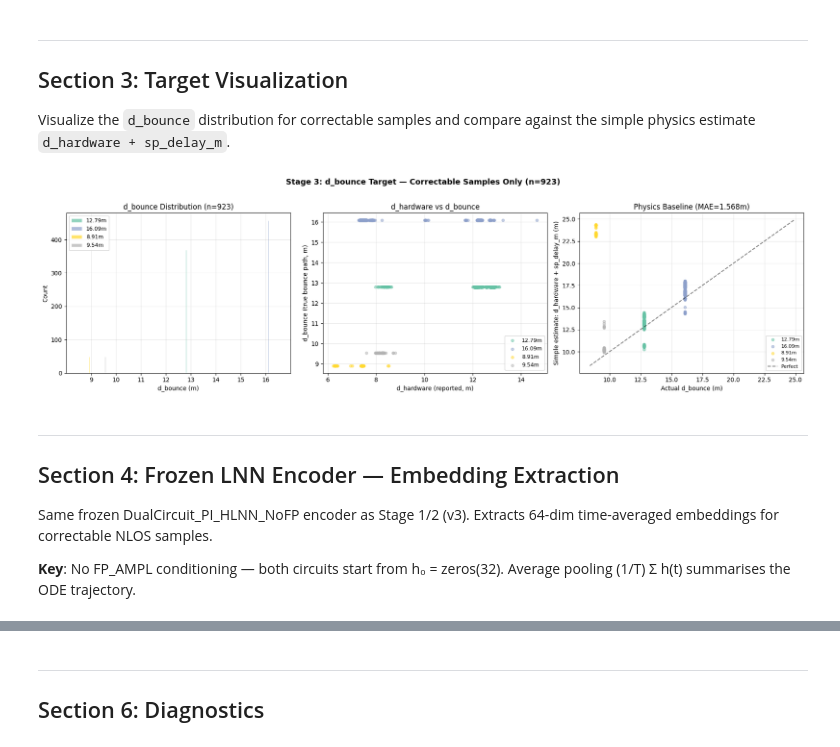
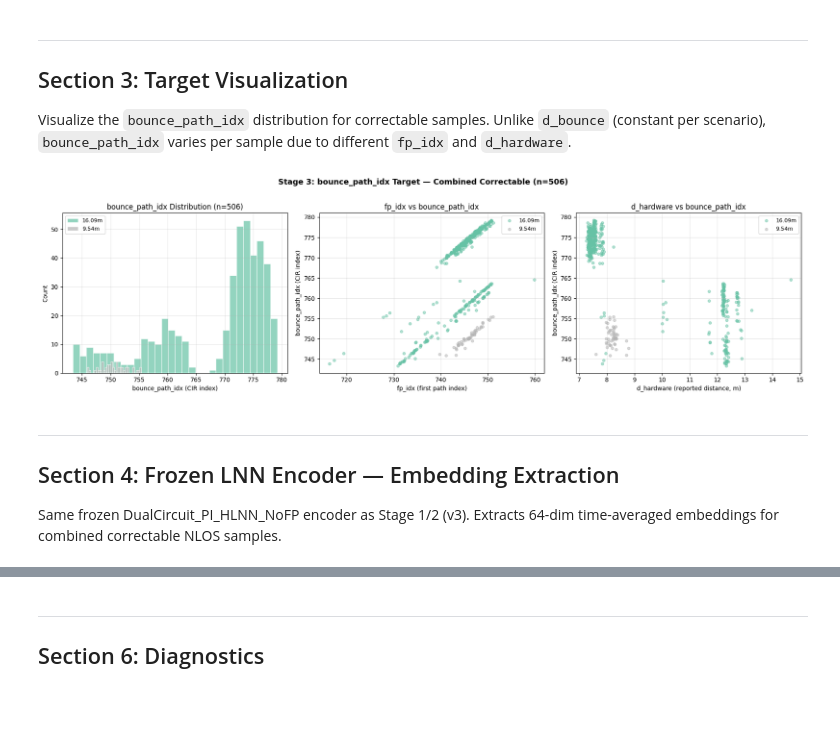
Before and after one commit to jonathanljc/capstone, a Jupyter notebook: lnn/stage3_distance_pred.ipynb, the cells around one changed output, grey strips where cells are left out. Saved outputs shown, nothing was run; the diff lists cells and outputs as text; code cells hidden in the pictures; blank space fills up the shorter version.

```diff
--- a/lnn/stage3_distance_pred.ipynb
+++ b/lnn/stage3_distance_pred.ipynb
@@ -299,72 +211,64 @@ Combined: 923 correctable NLOS samples across 4 distances
 ---
 ## Section 3: Target Visualization
 
-Visualize the `d_bounce` distribution for correctable samples and compare against the simple physics estimate `d_hardware + sp_delay_m`.
+Visualize the `bounce_path_idx` distribution for correctable samples. Unlike `d_bounce` (constant per scenario), `bounce_path_idx` varies per sample due to different `fp_idx` and `d_hardware`.
 # %%
 # ==========================================
-# TARGET VISUALIZATION — d_bounce
+# TARGET VISUALIZATION — bounce_path_idx
 # ==========================================
 fig, axs = plt.subplots(1, 3, figsize=(18, 5))
 plt.subplots_adjust(wspace=0.3)
 
 unique_groups = sorted(set(groups))
 colors = plt.cm.Set2(np.linspace(0, 1, len(unique_groups)))
 group_colors = {g: colors[i] for i, g in enumerate(unique_groups)}
 
-# 1. d_bounce histogram
+# 1. bounce_path_idx histogram
 ax = axs[0]
 for g in unique_groups:
     mask = groups == g
-    ax.hist(d_bounce[mask], bins=30, alpha=0.7, label=g, color=group_colors[g], edgecolor='white')
-ax.set_xlabel('d_bounce (m)')
+    ax.hist(bounce_path_idx[mask], bins=30, alpha=0.7, label=g, color=group_colors[g], edgecolor='white')
+ax.set_xlabel('bounce_path_idx (CIR index)')
 ax.set_ylabel('Count')
-ax.set_title(f'd_bounce Distribution (n={len(d_bounce)})')
+ax.set_title(f'bounce_path_idx Distribution (n={len(bounce_path_idx)})')
 ax.legend(fontsize=9)
 ax.grid(True, alpha=0.3)
 
-# 2. d_hardware vs d_bounce scatter
+# 2. fp_idx vs bounce_path_idx
 ax = axs[1]
 for g in unique_groups:
     mask = groups == g
-    ax.scatter(d_hardware[mask], d_bounce[mask],
+    ax.scatter(fp_idx[mask], bounce_path_idx[mask],
                c=[group_colors[g]], s=20, alpha=0.5, label=g)
-ax.set_xlabel('d_hardware (reported, m)')
-ax.set_ylabel('d_bounce (true bounce path, m)')
-ax.set_title('d_hardware vs d_bounce')
+ax.set_xlabel('fp_idx (first path index)')
+ax.set_ylabel('bounce_path_idx (CIR index)')
+ax.set_title('fp_idx vs bounce_path_idx')
 ax.legend(fontsize=9)
 ax.grid(True, alpha=0.3)
 
-# 3. Simple physics estimate vs actual
-sp_delay_m_arr = sp_features[:, 1]  # column 1 = sp_delay_m
-d_bounce_simple = d_hardware + sp_delay_m_arr
+# 3. d_hardware vs bounce_path_idx
 ax = axs[2]
 for g in unique_groups:
     mask = groups == g
-    ax.scatter(d_bounce[mask], d_bounce_simple[mask],
+    ax.scatter(d_hardware[mask], bounce_path_idx[mask],
                c=[group_colors[g]], s=20, alpha=0.5, label=g)
-lims = [min(d_bounce.min(), d_bounce_simple.min()) - 0.5,
-        max(d_bounce.max(), d_bounce_simple.max()) + 0.5]
-ax.plot(lims, lims, 'k--', lw=1.5, alpha=0.5, label='Perfect')
-simple_mae = np.abs(d_bounce_simple - d_bounce).mean()
-ax.set_xlabel('Actual d_bounce (m)')
-ax.set_ylabel('Simple estimate: d_hardware + sp_delay_m (m)')
-ax.set_title(f'Physics Baseline (MAE={simple_mae:.3f}m)')
-ax.legend(fontsize=8)
+ax.set_xlabel('d_hardware (reported distance, m)')
+ax.set_ylabel('bounce_path_idx (CIR index)')
+ax.set_title('d_hardware vs bounce_path_idx')
+ax.legend(fontsize=9)
 ax.grid(True, alpha=0.3)
 
-plt.suptitle(f'Stage 3: d_bounce Target — Correctable Samples Only (n={len(d_bounce)})',
+plt.suptitle(f'Stage 3: bounce_path_idx Target — Combined Correctable (n={len(bounce_path_idx)})',
              fontsize=13, fontweight='bold', y=1.02)
 plt.tight_layout()
 plt.show()
 # %% [output]
-[figure, old version]
+[figure, new version]
 # %% [markdown]
 ---
 ## Section 4: Frozen LNN Encoder — Embedding Extraction
 
-Same frozen DualCircuit_PI_HLNN_NoFP encoder as Stage 1/2 (v3). Extracts 64-dim time-averaged embeddings for correctable NLOS samples.
-
-**Key**: No FP_AMPL conditioning — both circuits start from h₀ = zeros(32). Average pooling (1/T) Σ h(t) summarises the ODE trajectory.
+Same frozen DualCircuit_PI_HLNN_NoFP encoder as Stage 1/2 (v3). Extracts 64-dim time-averaged embeddings for combined correctable NLOS samples.
 # %%
 import torch
 import torch.nn as nn
```
Also changed, not shown: parts of 12 cells of this notebook, 10 other files.
